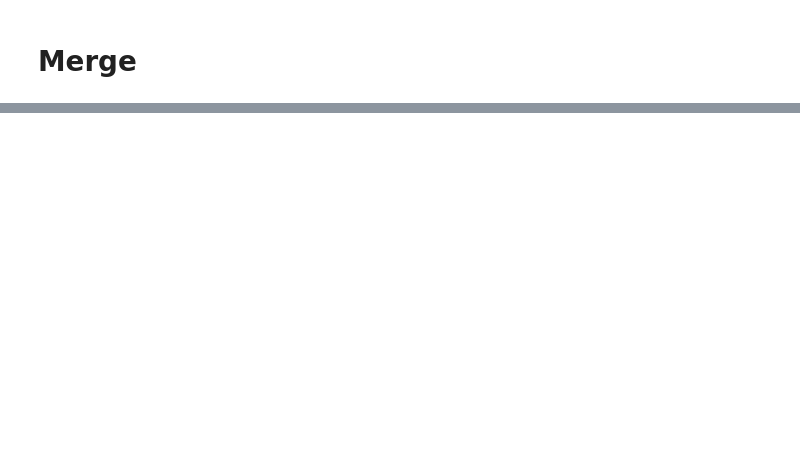
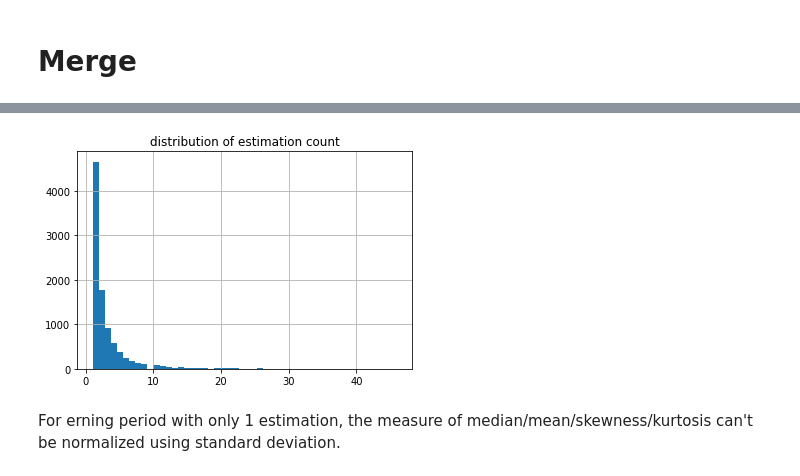
Before and after one commit to rmfeng/dsqfltproject, a Jupyter notebook: part_2_data_merge.ipynb, the cells around one changed output, grey strips where cells are left out. Drawn from its saved outputs; the diff is of its cells as text; code cells hidden in the pictures; blank space fills up the shorter version.

```diff
--- a/part_2_data_merge.ipynb
+++ b/part_2_data_merge.ipynb
@@ -96,0 +76,5 @@ Index(['TICKER', 'PERMNO', 'NCUSIP', 'sdate', 'edate', 'SCORE'], dtype='object')
+# %%
+ibes_estimates['quarternum']=(ibes_estimates['FPEDATS']%10000/100/3).astype(int)
+ibes_estimates=ibes_estimates.rename(columns={'TICKER':'ticker','FPEDATS':'ern_date','ANALYS':'analyst_id','VALUE':'analyst_ern_forecast'})
+df_forecast=ibes_estimates[['ticker','ern_date','quarternum','analyst_id','analyst_ern_forecast']]
+df_forecast.head()
@@ -96,0 +122,10 @@ Index(['TICKER', 'PERMNO', 'NCUSIP', 'sdate', 'edate', 'SCORE'], dtype='object')
+# %%
+#the distribution of the estimation count per accounting period per stock
+import matplotlib.pyplot as plt
+df_forecast.groupby(['ticker','ern_date','quarternum']).count()[['analyst_ern_forecast']].hist(bins=50)
+plt.title('distribution of estimation count')
+plt.show()
+# %% [output]
+[figure, added]
+# %% [markdown]
+For erning period with only 1 estimation, the measure of median/mean/skewness/kurtosis can't be normalized using standard deviation.
```
Also changed, not shown: parts of 14 cells of this notebook.
